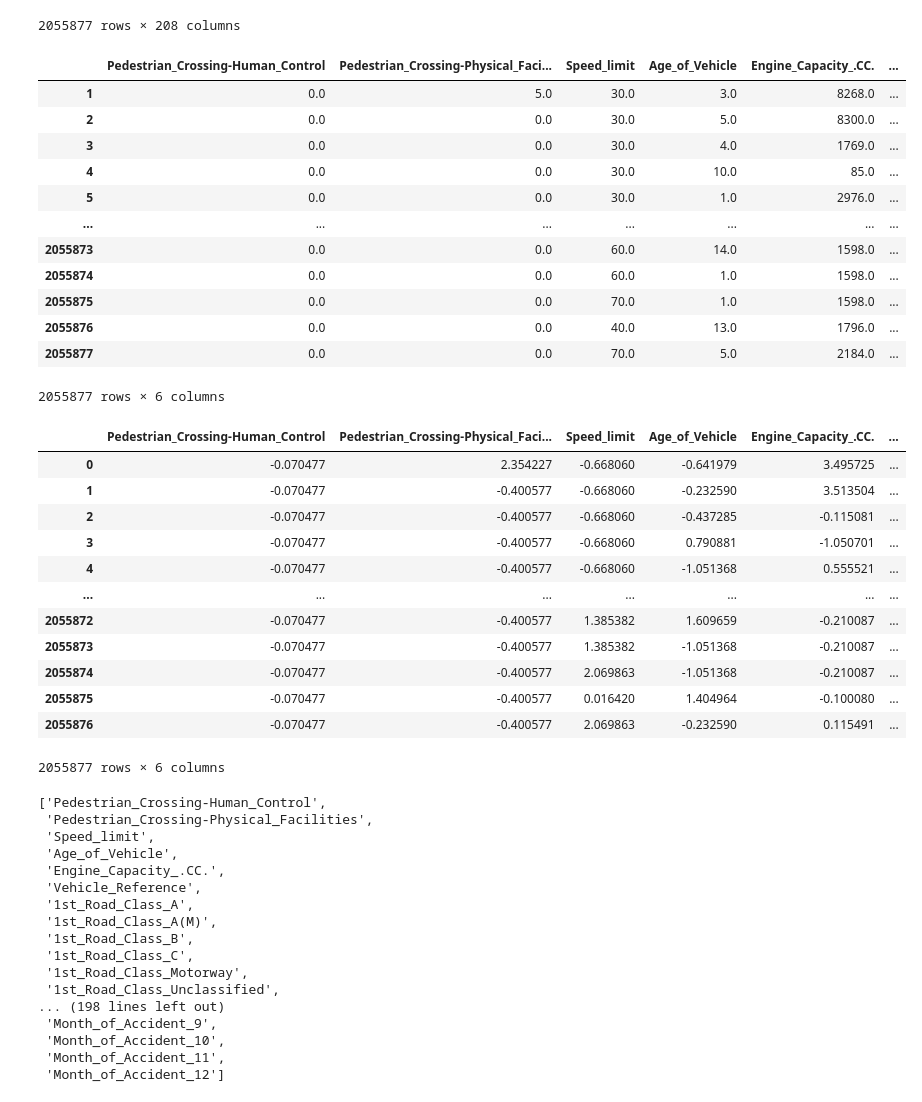
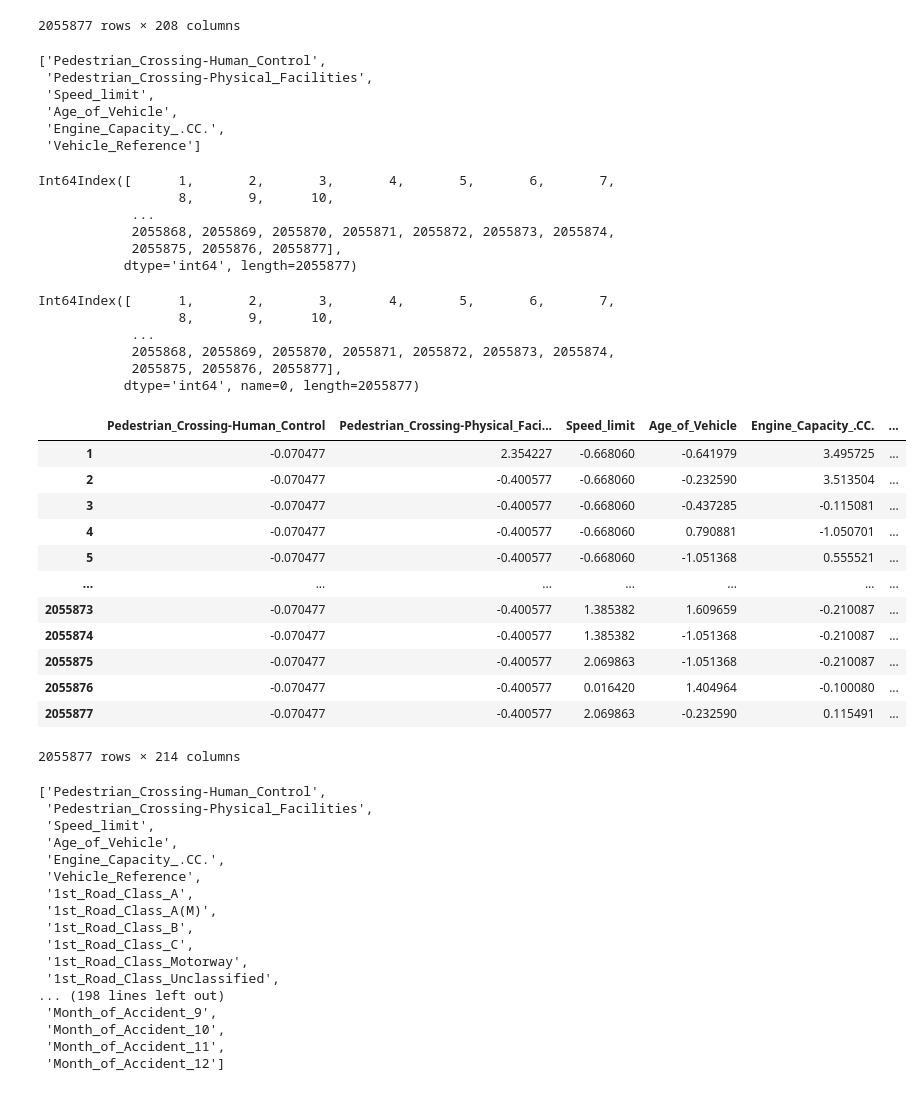
Before and after one commit to scharpham/Springboard, a Jupyter notebook: Capstone2/capstone2/notebooks/Capstone2-Preprocessing.ipynb, the cells around one changed output. Drawn from its saved outputs; the diff is of its cells as text; code cells hidden in the pictures.

Commit message:
Scaled

```diff
--- a/Capstone2/capstone2/notebooks/Capstone2-Preprocessing.ipynb
+++ b/Capstone2/capstone2/notebooks/Capstone2-Preprocessing.ipynb
@@ -197,42 +197,55 @@ start#all categoricals in one df
 2055877 rows × 208 columns
 # %%
 numcols = X.select_dtypes(include=['int64', 'float']).columns.to_list()#Select numerical columns
+numcols
+# %% [output]
+['Pedestrian_Crossing-Human_Control',
+ 'Pedestrian_Crossing-Physical_Facilities',
+ 'Speed_limit',
+ 'Age_of_Vehicle',
+ 'Engine_Capacity_.CC.',
+ 'Vehicle_Reference']
 # %%
 Xnum = X[numcols]#df from numerical columns
-Xnum #view numerical df
+Xnum = Xnum.set_index(ind) # fix index
+Xnum.index
 # %% [output]
-|  | Pedestrian_Crossing-Human_Control | Pedestrian_Crossing-Physical_Faci... | Speed_limit | Age_of_Vehicle | Engine_Capacity_.CC. | ... |
-| 1 | 0.0 | 5.0 | 30.0 | 3.0 | 8268.0 | ... |
-| 2 | 0.0 | 0.0 | 30.0 | 5.0 | 8300.0 | ... |
-| 3 | 0.0 | 0.0 | 30.0 | 4.0 | 1769.0 | ... |
-| 4 | 0.0 | 0.0 | 30.0 | 10.0 | 85.0 | ... |
-| 5 | 0.0 | 0.0 | 30.0 | 1.0 | 2976.0 | ... |
-| ... | ... | ... | ... | ... | ... | ... |
-| 2055873 | 0.0 | 0.0 | 60.0 | 14.0 | 1598.0 | ... |
-| 2055874 | 0.0 | 0.0 | 60.0 | 1.0 | 1598.0 | ... |
-| 2055875 | 0.0 | 0.0 | 70.0 | 1.0 | 1598.0 | ... |
-| 2055876 | 0.0 | 0.0 | 40.0 | 13.0 | 1796.0 | ... |
-| 2055877 | 0.0 | 0.0 | 70.0 | 5.0 | 2184.0 | ... |
-2055877 rows × 6 columns
+Int64Index([      1,       2,       3,       4,       5,       6,       7,
+                  8,       9,      10,
+            ...
+            2055868, 2055869, 2055870, 2055871, 2055872, 2055873, 2055874,
+            2055875, 2055876, 2055877],
+           dtype='int64', length=2055877)
 # %%
 scaler=StandardScaler() #intantiate scaler
-pd.DataFrame(scaler.fit_transform(Xnum),columns = numcols) #scale - fit_transform the df of numerics and assign column names
+Xnum = pd.DataFrame(scaler.fit_transform(Xnum),columns = numcols) #scale - fit_transform the df of numerics and assign column name
+X_num = Xnum.set_index(ind)
+X_num.index
+start.index
 # %% [output]
-|  | Pedestrian_Crossing-Human_Control | Pedestrian_Crossing-Physical_Faci... | Speed_limit | Age_of_Vehicle | Engine_Capacity_.CC. | ... |
-| 0 | -0.070477 | 2.354227 | -0.668060 | -0.641979 | 3.495725 | ... |
-| 1 | -0.070477 | -0.400577 | -0.668060 | -0.232590 | 3.513504 | ... |
-| 2 | -0.070477 | -0.400577 | -0.668060 | -0.437285 | -0.115081 | ... |
-| 3 | -0.070477 | -0.400577 | -0.668060 | 0.790881 | -1.050701 | ... |
-| 4 | -0.070477 | -0.400577 | -0.668060 | -1.051368 | 0.555521 | ... |
-| ... | ... | ... | ... | ... | ... | ... |
-| 2055872 | -0.070477 | -0.400577 | 1.385382 | 1.609659 | -0.210087 | ... |
-| 2055873 | -0.070477 | -0.400577 | 1.385382 | -1.051368 | -0.210087 | ... |
-| 2055874 | -0.070477 | -0.400577 | 2.069863 | -1.051368 | -0.210087 | ... |
-| 2055875 | -0.070477 | -0.400577 | 0.016420 | 1.404964 | -0.100080 | ... |
-| 2055876 | -0.070477 | -0.400577 | 2.069863 | -0.232590 | 0.115491 | ... |
-2055877 rows × 6 columns
+Int64Index([      1,       2,       3,       4,       5,       6,       7,
+                  8,       9,      10,
+            ...
+            2055868, 2055869, 2055870, 2055871, 2055872, 2055873, 2055874,
+            2055875, 2055876, 2055877],
+           dtype='int64', name=0, length=2055877)
 # %%
-Xcombined = pd.merge(Xnum, start, how='left', left_index=True, right_index=True) #merge dataframes
+X_combined = pd.merge(X_num, start, how='left', left_index=True, right_index=True) #merge dataframes
+X_combined
+# %% [output]
+|  | Pedestrian_Crossing-Human_Control | Pedestrian_Crossing-Physical_Faci... | Speed_limit | Age_of_Vehicle | Engine_Capacity_.CC. | ... |
+| 1 | -0.070477 | 2.354227 | -0.668060 | -0.641979 | 3.495725 | ... |
+| 2 | -0.070477 | -0.400577 | -0.668060 | -0.232590 | 3.513504 | ... |
+| 3 | -0.070477 | -0.400577 | -0.668060 | -0.437285 | -0.115081 | ... |
+| 4 | -0.070477 | -0.400577 | -0.668060 | 0.790881 | -1.050701 | ... |
+| 5 | -0.070477 | -0.400577 | -0.668060 | -1.051368 | 0.555521 | ... |
+| ... | ... | ... | ... | ... | ... | ... |
+| 2055873 | -0.070477 | -0.400577 | 1.385382 | 1.609659 | -0.210087 | ... |
+| 2055874 | -0.070477 | -0.400577 | 1.385382 | -1.051368 | -0.210087 | ... |
+| 2055875 | -0.070477 | -0.400577 | 2.069863 | -1.051368 | -0.210087 | ... |
+| 2055876 | -0.070477 | -0.400577 | 0.016420 | 1.404964 | -0.100080 | ... |
+| 2055877 | -0.070477 | -0.400577 | 2.069863 | -0.232590 | 0.115491 | ... |
+2055877 rows × 214 columns
 # %%
 Xlist  = Xcombined.columns.to_list() #check list of all columns
 Xlist #check to make sure all columsn are in new df
```
Also changed, not shown: parts of 6 cells of this notebook.
